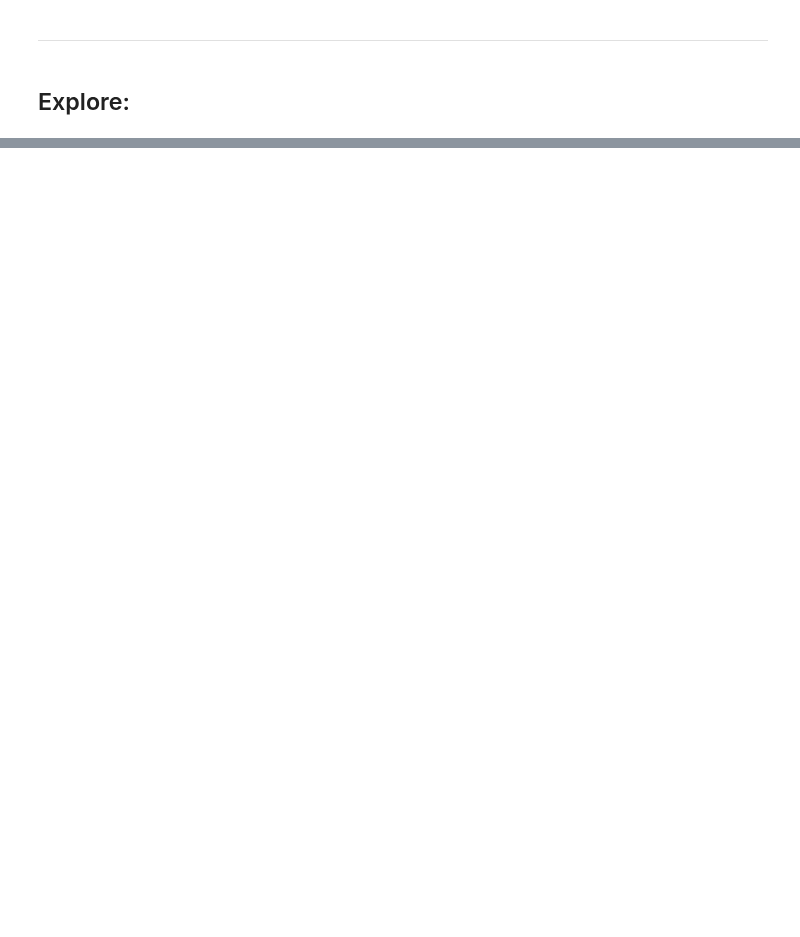
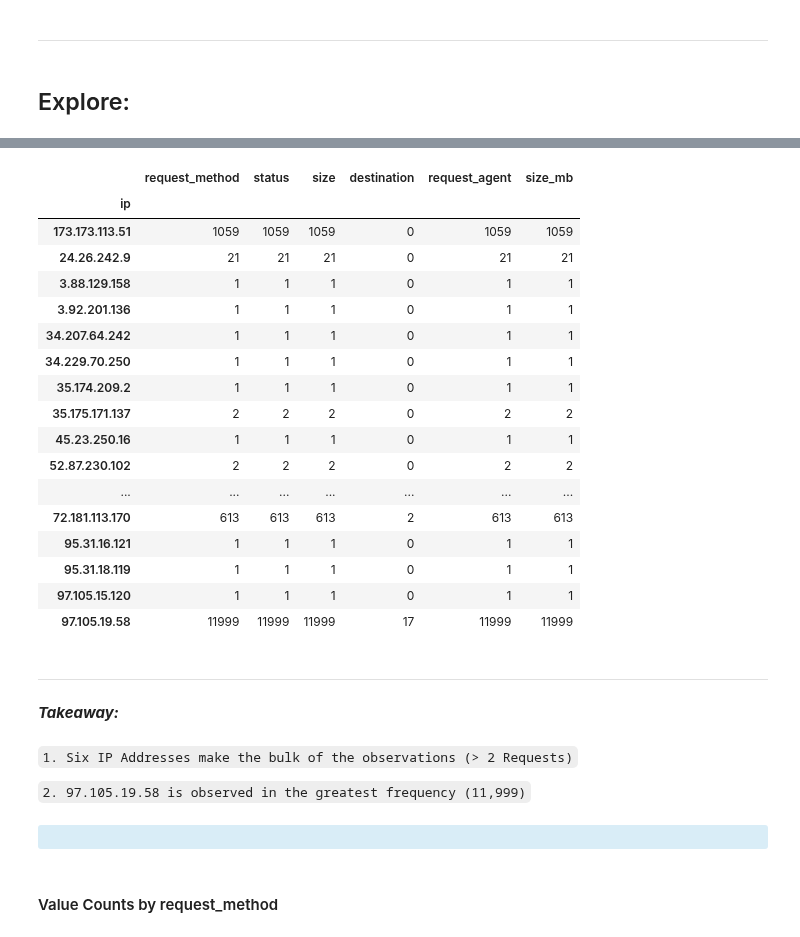
Before and after one commit to CSolitaire/anomaly-detection-exercises, a Jupyter notebook: discrete_anomaly_detection.ipynb, the cells around one changed output, grey strips where cells are left out. Cells and saved outputs as stored; diff of their text form; code cells hidden in the pictures; blank space fills up the shorter version.

```diff
--- a/discrete_anomaly_detection.ipynb
+++ b/discrete_anomaly_detection.ipynb
@@ -147,0 +170,32 @@ df.head()
+# %%
+df.groupby('ip').count()
+# %% [output]
+|  | request_method | status | size | destination | request_agent | size_mb |
+| ip |  |  |  |  |  |  |
+| 173.173.113.51 | 1059 | 1059 | 1059 | 0 | 1059 | 1059 |
+| 24.26.242.9 | 21 | 21 | 21 | 0 | 21 | 21 |
+| 3.88.129.158 | 1 | 1 | 1 | 0 | 1 | 1 |
+| 3.92.201.136 | 1 | 1 | 1 | 0 | 1 | 1 |
+| 34.207.64.242 | 1 | 1 | 1 | 0 | 1 | 1 |
+| 34.229.70.250 | 1 | 1 | 1 | 0 | 1 | 1 |
+| 35.174.209.2 | 1 | 1 | 1 | 0 | 1 | 1 |
+| 35.175.171.137 | 2 | 2 | 2 | 0 | 2 | 2 |
+| 45.23.250.16 | 1 | 1 | 1 | 0 | 1 | 1 |
+| 52.87.230.102 | 2 | 2 | 2 | 0 | 2 | 2 |
+| ... | ... | ... | ... | ... | ... | ... |
+| 72.181.113.170 | 613 | 613 | 613 | 2 | 613 | 613 |
+| 95.31.16.121 | 1 | 1 | 1 | 0 | 1 | 1 |
+| 95.31.18.119 | 1 | 1 | 1 | 0 | 1 | 1 |
+| 97.105.15.120 | 1 | 1 | 1 | 0 | 1 | 1 |
+| 97.105.19.58 | 11999 | 11999 | 11999 | 17 | 11999 | 11999 |
+# %% [markdown]
+***
+***Takeaway:***
+# %% [markdown]
+`1. Six IP Addresses make the bulk of the observations (> 2 Requests)`
+
+`2. 97.105.19.58 is observed in the greatest frequency (11,999)`
+# %% [markdown]
+<div class="alert alert-block alert-info"><b></b>
+# %% [markdown]
+#### Value Counts by request_method
```
Also changed, not shown: parts of 26 cells of this notebook.
